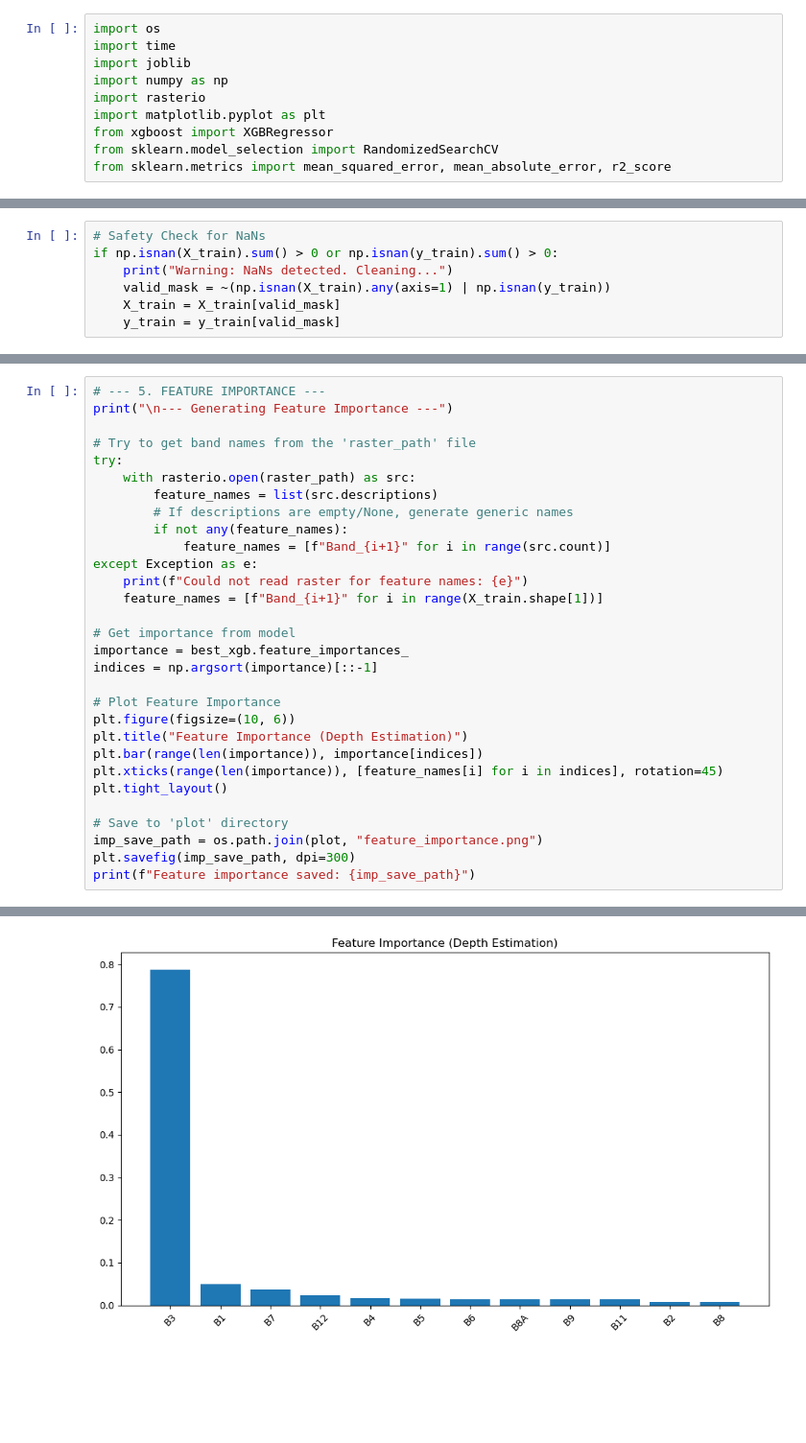
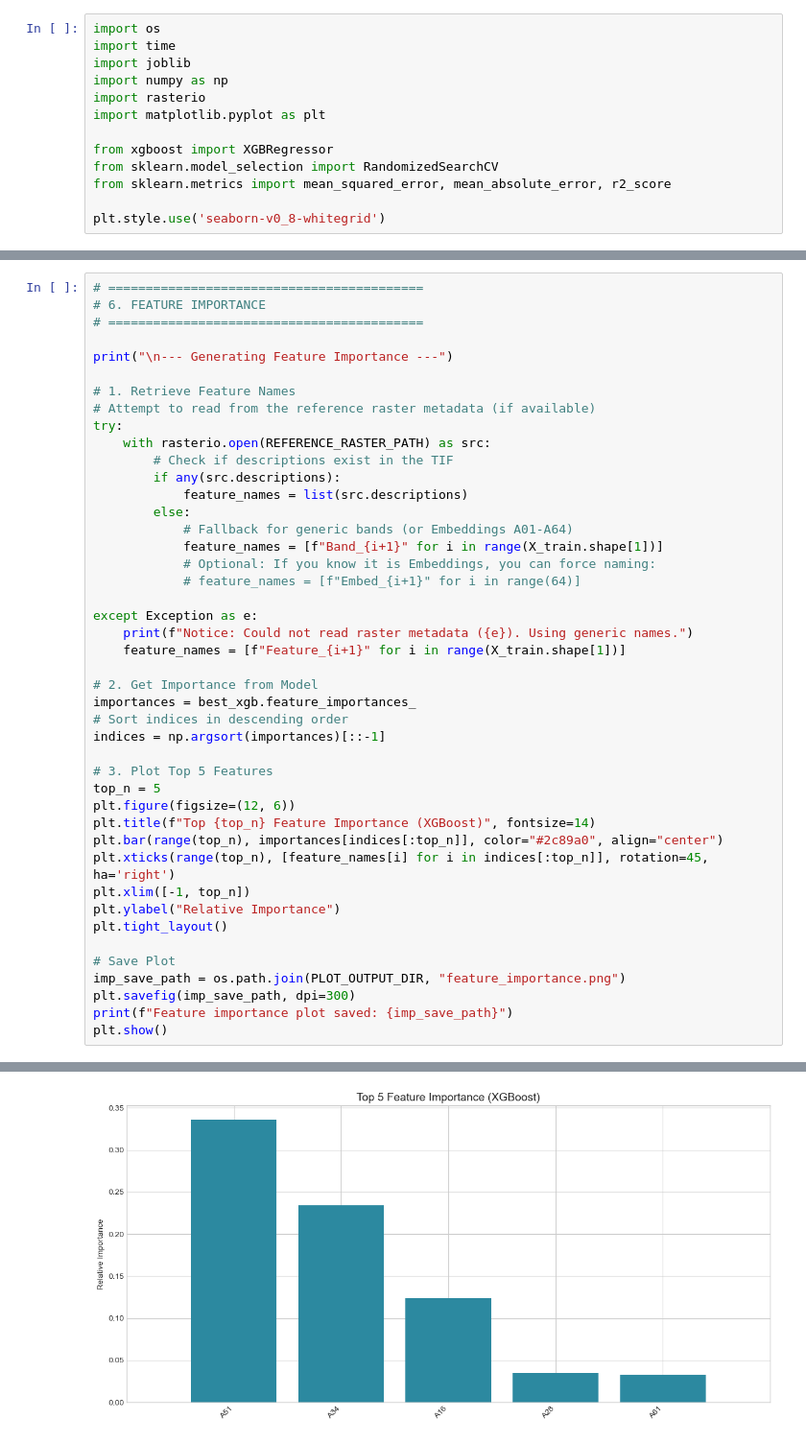
Before and after one commit to mwahyur46/Satellite-Derived-Bathymetry-GeoAI, a Jupyter notebook: 2. model train-test.ipynb, the cells around one changed output, grey strips where cells are left out. Shown at 96% size. Cells and saved outputs as stored; diff of their text form; blank space fills up the shorter version.

```diff
--- a/2. model train-test.ipynb
+++ b/2. model train-test.ipynb
@@ -8,7 +17,10 @@ import joblib
 import numpy as np
 import rasterio
 import matplotlib.pyplot as plt
+
 from xgboost import XGBRegressor
 from sklearn.model_selection import RandomizedSearchCV
 from sklearn.metrics import mean_squared_error, mean_absolute_error, r2_score
+
+plt.style.use('seaborn-v0_8-whitegrid')
 # %%
@@ -37,7 +83,0 @@ Train shape: (737, 12), Test shape: (317, 12)
-# %%
-# Safety Check for NaNs
-if np.isnan(X_train).sum() > 0 or np.isnan(y_train).sum() > 0:
-    print("Warning: NaNs detected. Cleaning...")
-    valid_mask = ~(np.isnan(X_train).any(axis=1) | np.isnan(y_train))
-    X_train = X_train[valid_mask]
-    y_train = y_train[valid_mask]
@@ -144,32 +226,46 @@ Results for SDB Prediction:
 # %%
-# --- 5. FEATURE IMPORTANCE ---
+# ==========================================
+# 6. FEATURE IMPORTANCE
+# ==========================================
+
 print("\n--- Generating Feature Importance ---")
 
-# Try to get band names from the 'raster_path' file
+# 1. Retrieve Feature Names
+# Attempt to read from the reference raster metadata (if available)
 try:
-    with rasterio.open(raster_path) as src:
-        feature_names = list(src.descriptions)
-        # If descriptions are empty/None, generate generic names
-        if not any(feature_names):
-            feature_names = [f"Band_{i+1}" for i in range(src.count)]
+    with rasterio.open(REFERENCE_RASTER_PATH) as src:
+        # Check if descriptions exist in the TIF
+        if any(src.descriptions):
+            feature_names = list(src.descriptions)
+        else:
+            # Fallback for generic bands (or Embeddings A01-A64)
+            feature_names = [f"Band_{i+1}" for i in range(X_train.shape[1])]
+            # Optional: If you know it is Embeddings, you can force naming:
+            # feature_names = [f"Embed_{i+1}" for i in range(64)]
+
 except Exception as e:
-    print(f"Could not read raster for feature names: {e}")
-    feature_names = [f"Band_{i+1}" for i in range(X_train.shape[1])]
+    print(f"Notice: Could not read raster metadata ({e}). Using generic names.")
+    feature_names = [f"Feature_{i+1}" for i in range(X_train.shape[1])]
 
-# Get importance from model
-importance = best_xgb.feature_importances_
-indices = np.argsort(importance)[::-1]
+# 2. Get Importance from Model
+importances = best_xgb.feature_importances_
+# Sort indices in descending order
+indices = np.argsort(importances)[::-1]
 
-# Plot Feature Importance
-plt.figure(figsize=(10, 6))
-plt.title("Feature Importance (Depth Estimation)")
-plt.bar(range(len(importance)), importance[indices])
-plt.xticks(range(len(importance)), [feature_names[i] for i in indices], rotation=45)
+# 3. Plot Top 5 Features
+top_n = 5
+plt.figure(figsize=(12, 6))
+plt.title(f"Top {top_n} Feature Importance (XGBoost)", fontsize=14)
+plt.bar(range(top_n), importances[indices[:top_n]], color="#2c89a0", align="center")
+plt.xticks(range(top_n), [feature_names[i] for i in indices[:top_n]], rotation=45, ha='right')
+plt.xlim([-1, top_n])
+plt.ylabel("Relative Importance")
 plt.tight_layout()
 
-# Save to 'plot' directory
-imp_save_path = os.path.join(plot, "feature_importance.png")
+# Save Plot
+imp_save_path = os.path.join(PLOT_OUTPUT_DIR, "feature_importance.png")
 plt.savefig(imp_save_path, dpi=300)
-print(f"Feature importance saved: {imp_save_path}")
+print(f"Feature importance plot saved: {imp_save_path}")
+plt.show()
 # %% [output]
 --- Generating Feature Importance ---
@@ -177,2 +273,2 @@ Feature importance saved: model\plot\feature_importance.png
-[figure, old version]
+[figure, new version]
 # %%
```
Also changed, not shown: parts of 9 cells of this notebook, 4 other files.
